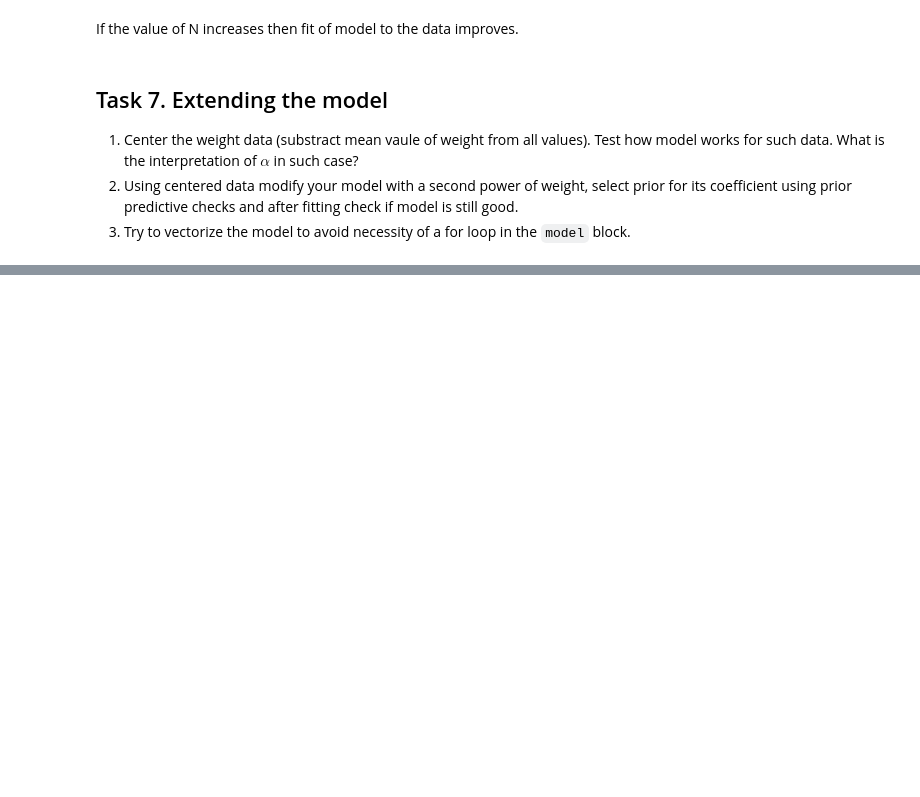
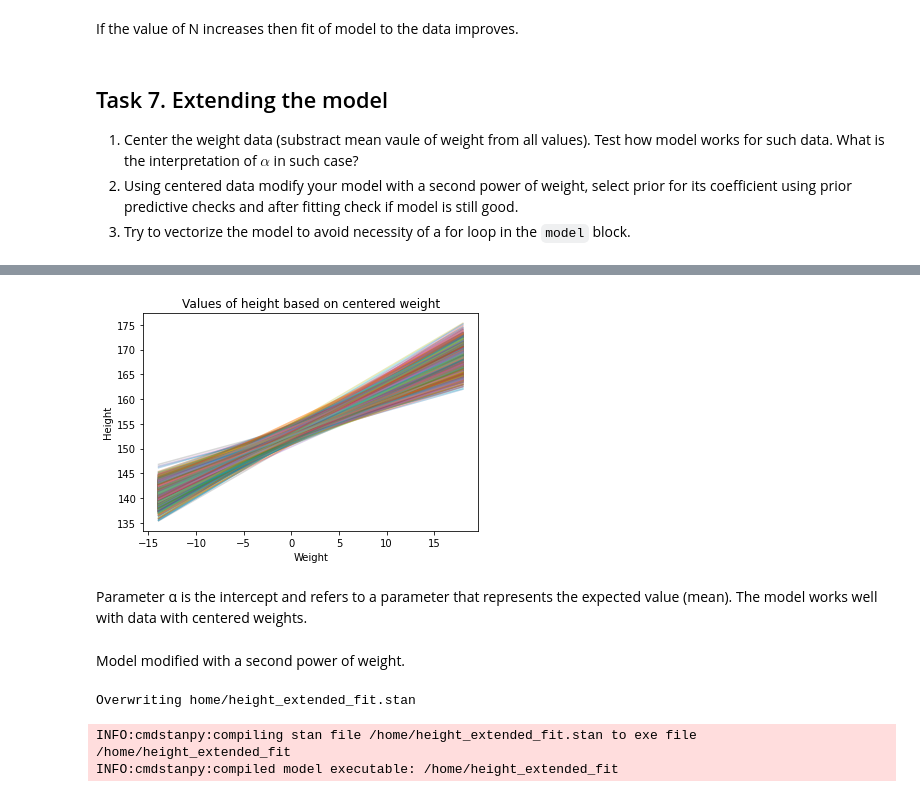
Before and after one commit to andrzejjnk/DataAnalytics2024, a Jupyter notebook: lab4.ipynb, the cells around one changed output, grey strips where cells are left out. Drawn from its saved outputs; the diff is of its cells as text; code cells hidden in the pictures; blank space fills up the shorter version.

```diff
--- a/lab4.ipynb
+++ b/lab4.ipynb
@@ -748,0 +769,4 @@ If the value of N increases then fit of model to the data improves.
+# %%
+N = 50
+data_fit={'N':N, 'weights': d['c_weight'].head(N).values, 'heights':d['height'].head(N).values}
+fit=model_2_fit.sample(data=data_fit,seed=28052020)
@@ -748,0 +791,64 @@ If the value of N increases then fit of model to the data improves.
+# %%
+df = fit.draws_pd()
+alpha = df['alpha'].values
+beta = df['beta'].values
+weigth_vector_lower_bound = np.min(d.c_weight)
+weigth_vector_upper_bound = np.max(d.c_weight)
+weight_vector = np.linspace(weigth_vector_lower_bound, weigth_vector_upper_bound, N).reshape(N, 1)
+heights = alpha + beta * weight_vector
+plt.plot(weight_vector, heights, alpha=0.3)
+plt.xlabel("Weight")
+plt.ylabel("Height")
+plt.title("Values of height based on centered weight")
+plt.show()
+# %% [output]
+[figure, added]
+# %% [markdown]
+Parameter &alpha; is the intercept and refers to a parameter that represents the expected value (mean). The model works well with data with centered weights.
+# %% [markdown]
+Model modified with a second power of weight.
+# %%
+%%writefile home/height_extended_fit.stan
+data {
+    int<lower=0> N;
+    array [N] real weights;
+    array [N] real<lower=0> heights;
+}
+
+parameters {
+    real<lower=0> alpha;
+    real<lower=0> sigma;
+    real<lower=0> beta;
+    real<lower=0> gamma;
+}
+
+transformed parameters {
+    array [N] real mu_arr;
+    for(i in 1:N) {
+        mu_arr[i] = alpha + beta * weights[i] + gamma * pow(weights[i], 2);
+    }
+}
+
+model {
+    alpha ~ normal(160, 10);
+    sigma ~ exponential(0.3);
+    beta ~ lognormal(0, 1);
+    gamma ~ lognormal(0, 1);
+    for(i in 1:N) {
+        heights[i] ~ normal(mu_arr[i], sigma);
+    }
+}
+
+generated quantities {
+    array [N] real<lower=0> fit_height;
+    for(i in 1:N) {
+        fit_height[i] = normal_rng(mu_arr[i], sigma);
+    }
+}
+# %% [output]
+Overwriting home/height_extended_fit.stan
+# %%
+extended_fit = CmdStanModel(stan_file='home/height_extended_fit.stan')
+# %% [output]
+INFO:cmdstanpy:compiling stan file /home/height_extended_fit.stan to exe file /home/height_extended_fit
+INFO:cmdstanpy:compiled model executable: /home/height_extended_fit
```
Also changed, not shown: parts of 24 cells of this notebook.
